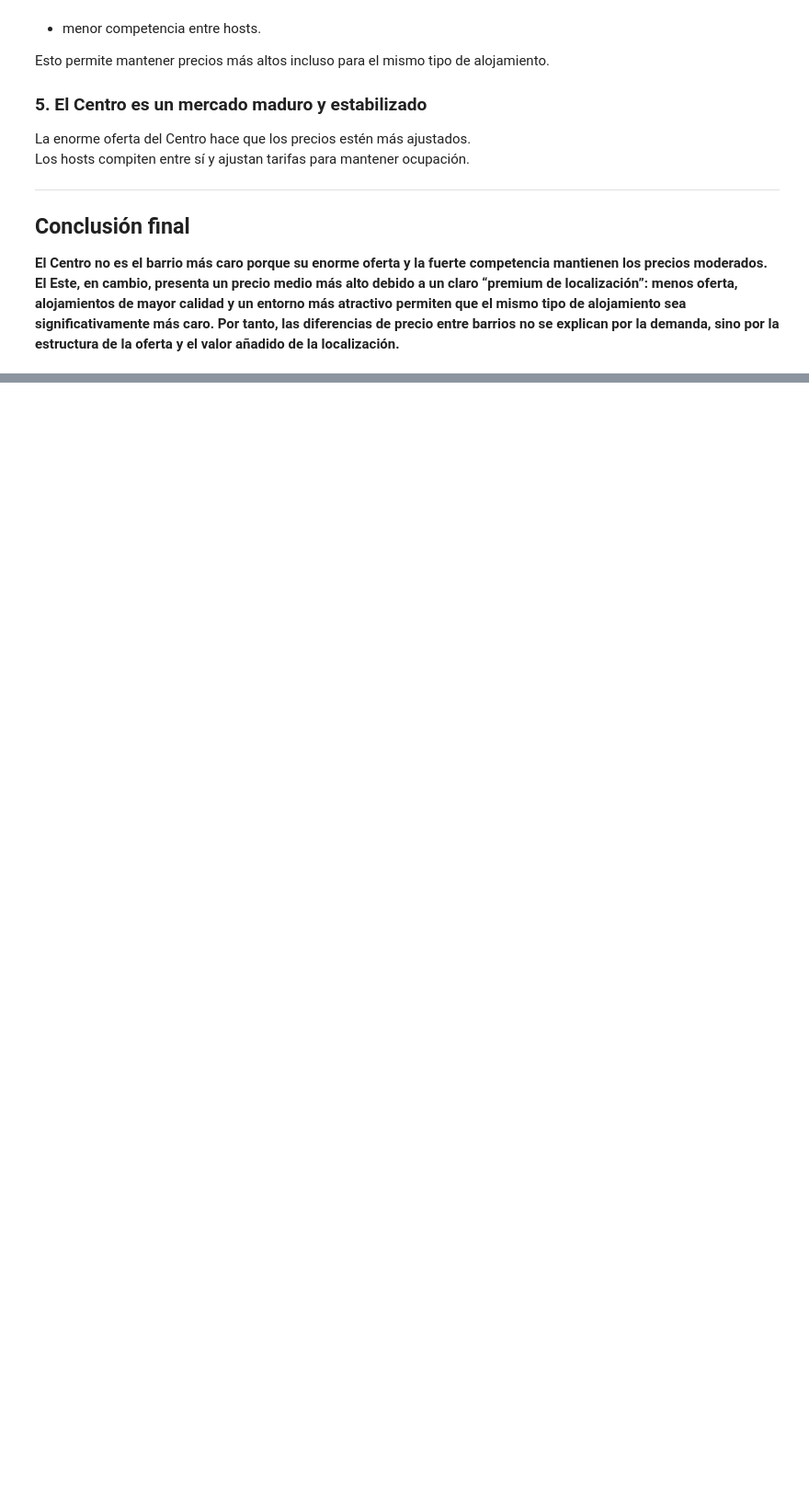
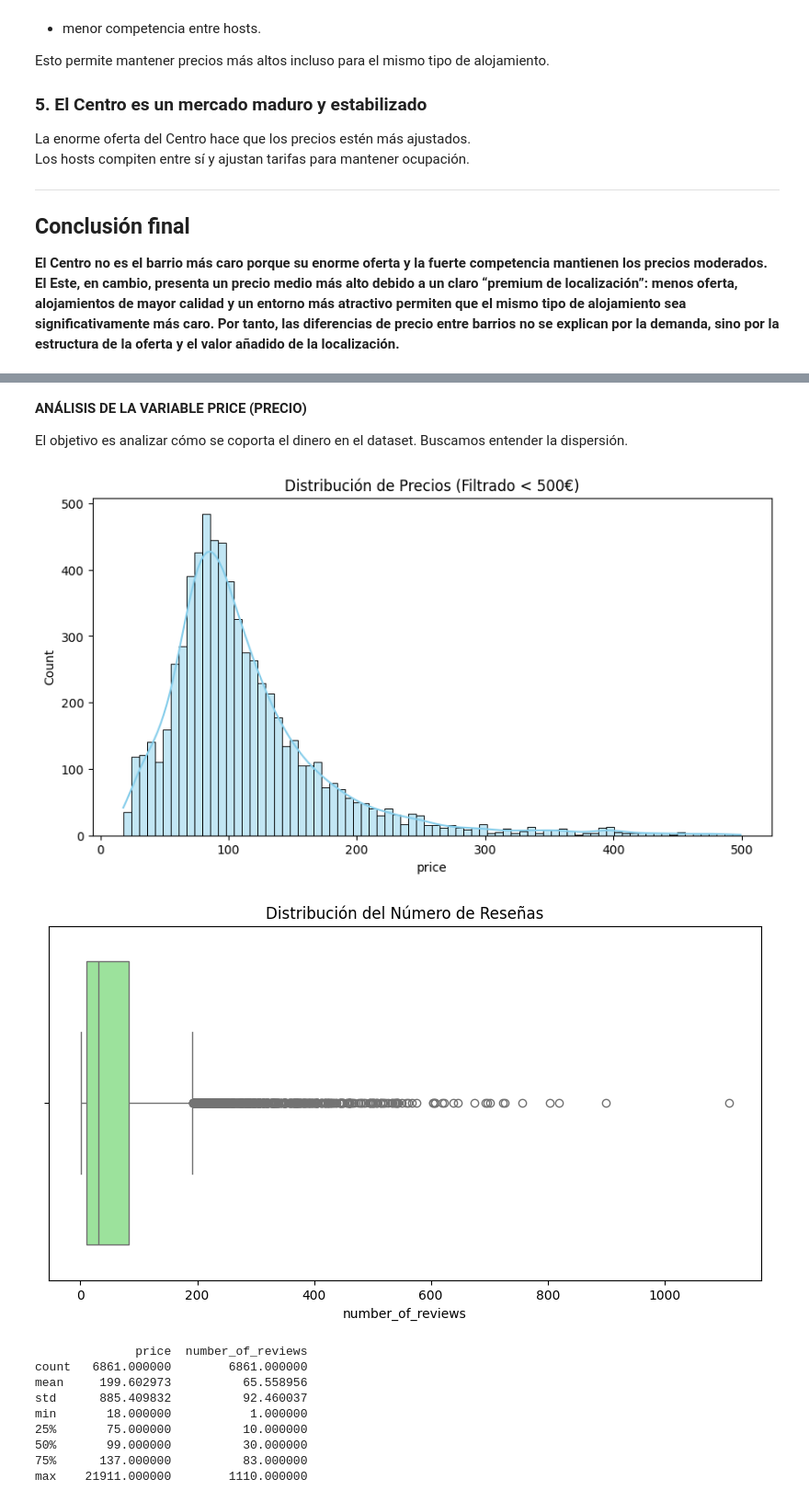
Before and after one commit to MHHsim/Proyect-Break-I, a Jupyter notebook: src/notebooks/Fase_04_Analysis.ipynb, the cells around one changed output, grey strips where cells are left out. Shown at 92% size. Saved outputs shown, nothing was run; the diff lists cells and outputs as text; code cells hidden in the pictures; blank space fills up the shorter version.

```diff
--- a/src/notebooks/Fase_04_Analysis.ipynb
+++ b/src/notebooks/Fase_04_Analysis.ipynb
@@ -727,0 +712,31 @@ Los hosts compiten entre sí y ajustan tarifas para mantener ocupación.
+# %% [markdown]
+**ANÁLISIS DE LA VARIABLE PRICE (PRECIO)**
+
+El objetivo es analizar cómo se coporta el dinero en el dataset. Buscamos entender la dispersión.
+# %%
+# 1. Histograma de precios (limitamos a 500 para ver mejor el grueso de los datos)
+plt.figure(figsize=(10, 5))
+sns.histplot(df[df['price'] < 500]['price'], kde=True, color='skyblue')
+plt.title('Distribución de Precios (Filtrado < 500€)')
+plt.show()
+
+# 2. Boxplot de reseñas
+plt.figure(figsize=(10, 5))
+sns.boxplot(x=df['number_of_reviews'], color='lightgreen')
+plt.title('Distribución del Número de Reseñas')
+plt.show()
+
+# 3. Resumen estadístico
+print(df[['price', 'number_of_reviews']].describe())
+# %% [output]
+[figure, added]
+[figure, added]
+              price  number_of_reviews
+count   6861.000000        6861.000000
+mean     199.602973          65.558956
+std      885.409832          92.460037
+min       18.000000           1.000000
+25%       75.000000          10.000000
+50%       99.000000          30.000000
+75%      137.000000          83.000000
+max    21911.000000        1110.000000
```
Also changed, not shown: parts of 37 cells of this notebook, 2 other files.
